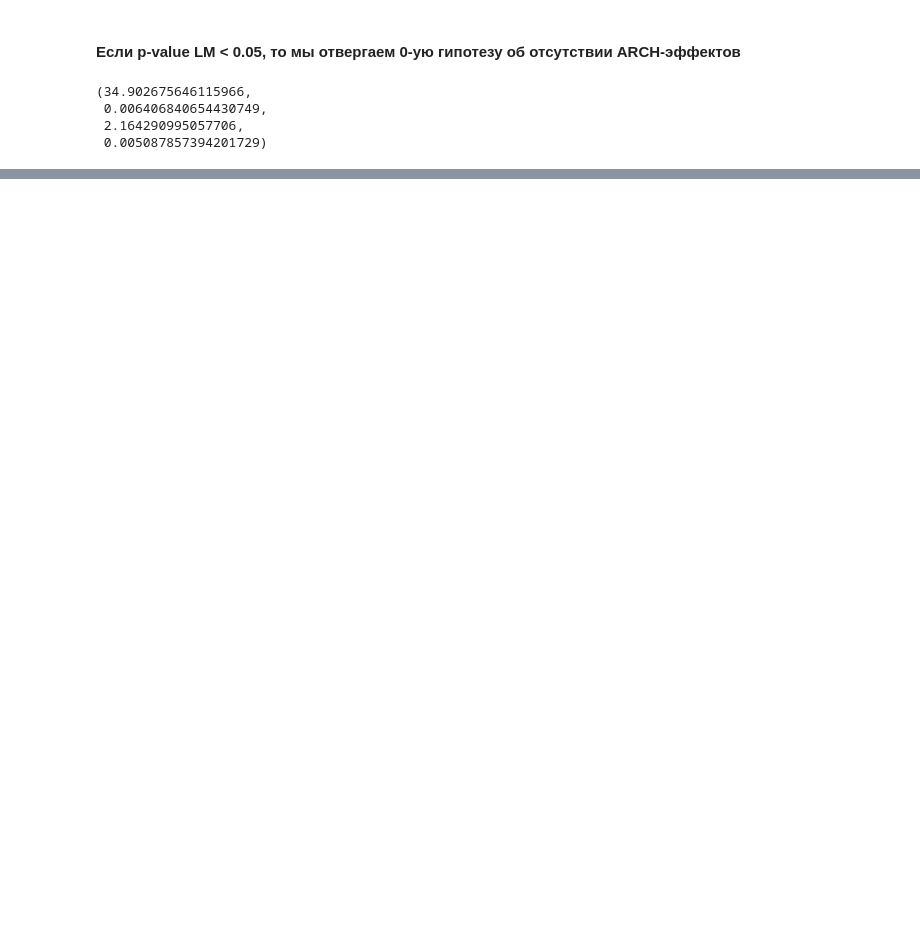
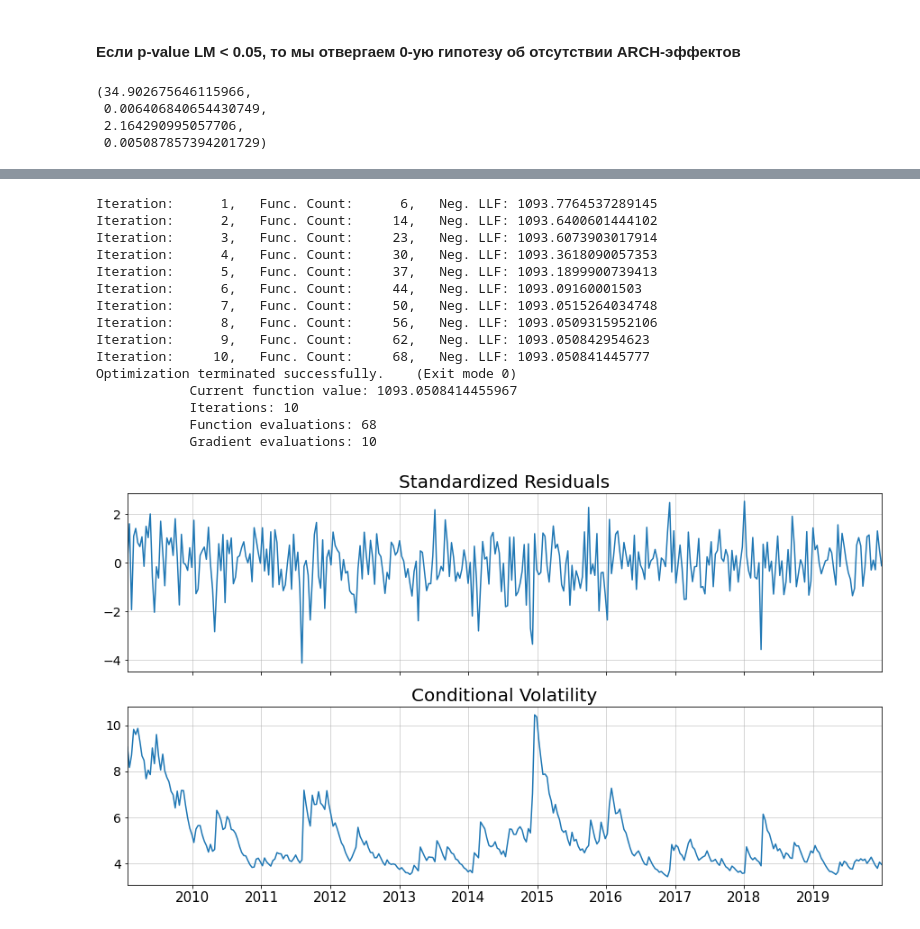
Before and after one commit to xtess16/RTSI, a Jupyter notebook: RTS_test.ipynb, the cells around one changed output, grey strips where cells are left out. Saved outputs shown, nothing was run; the diff lists cells and outputs as text; code cells hidden in the pictures; blank space fills up the shorter version.

```diff
--- a/RTS_test.ipynb
+++ b/RTS_test.ipynb
@@ -882,0 +904,20 @@ het_arch(arima_by_boxcox_series_changed.resid)
+# %%
+_ = arch_model(qwe.resid, vol='GARCH', p=1, q=1).fit()
+_.plot();
+# %% [output]
+Iteration:      1,   Func. Count:      6,   Neg. LLF: 1093.7764537289145
+Iteration:      2,   Func. Count:     14,   Neg. LLF: 1093.6400601444102
+Iteration:      3,   Func. Count:     23,   Neg. LLF: 1093.6073903017914
+Iteration:      4,   Func. Count:     30,   Neg. LLF: 1093.3618090057353
+Iteration:      5,   Func. Count:     37,   Neg. LLF: 1093.1899900739413
+Iteration:      6,   Func. Count:     44,   Neg. LLF: 1093.09160001503
+Iteration:      7,   Func. Count:     50,   Neg. LLF: 1093.0515264034748
+Iteration:      8,   Func. Count:     56,   Neg. LLF: 1093.0509315952106
+Iteration:      9,   Func. Count:     62,   Neg. LLF: 1093.050842954623
+Iteration:     10,   Func. Count:     68,   Neg. LLF: 1093.050841445777
+Optimization terminated successfully.    (Exit mode 0)
+            Current function value: 1093.0508414455967
+            Iterations: 10
+            Function evaluations: 68
+            Gradient evaluations: 10
+[figure, added]
```
Also changed, not shown: parts of 20 cells of this notebook.
